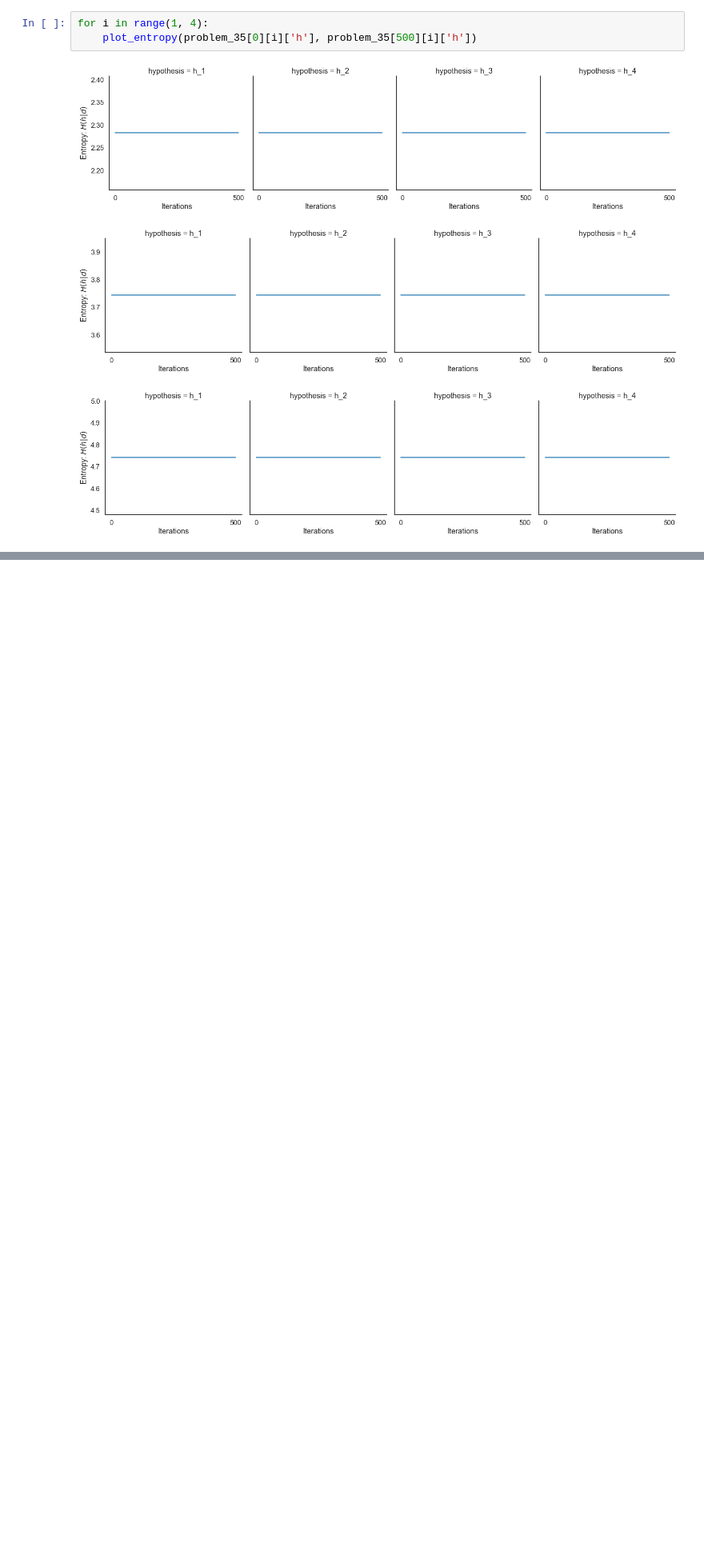
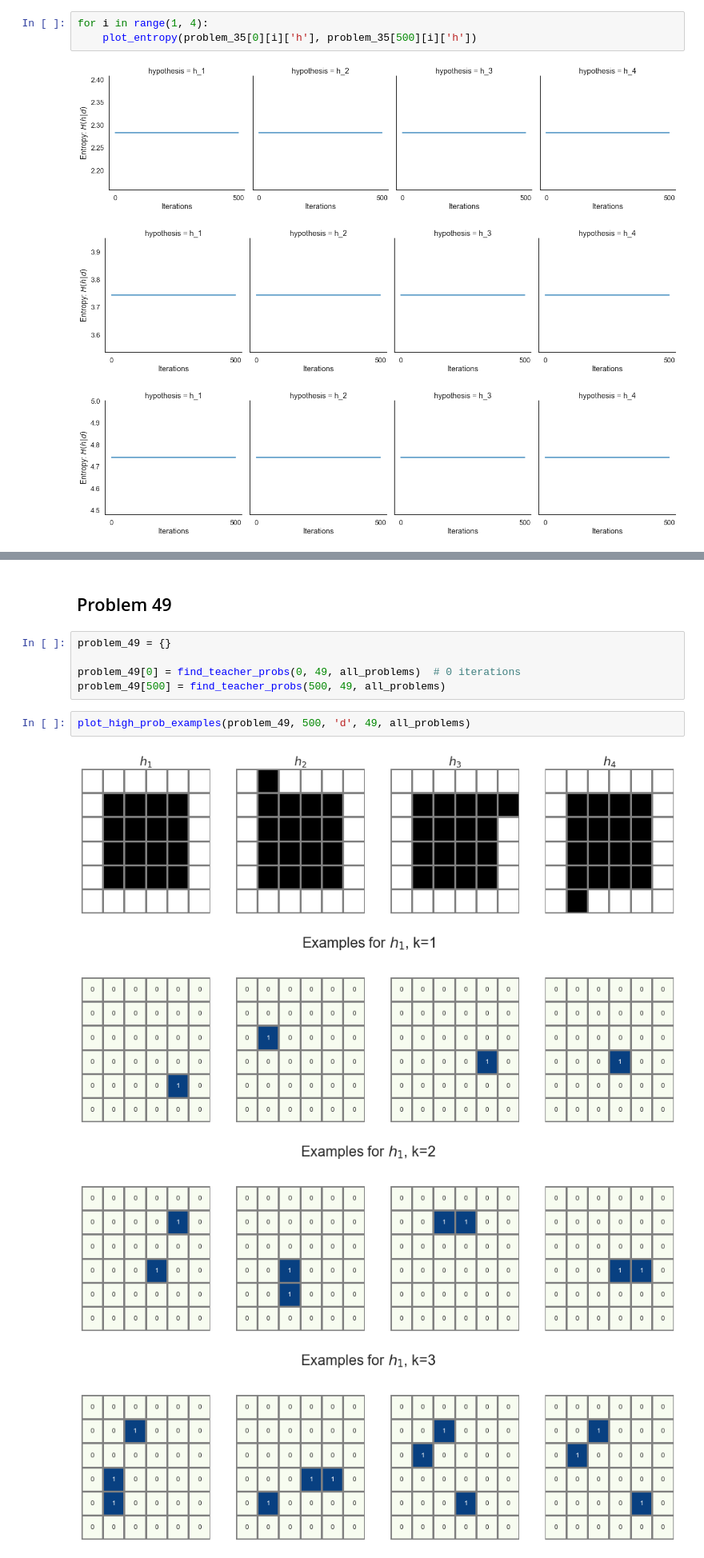
Before and after one commit to nataliavelez/teaching_models, a Jupyter notebook: pragmatic_vs_literal_plots.ipynb, the cells around one changed output, grey strips where cells are left out. Shown at 80% size. Saved outputs shown, nothing was run; the diff lists cells and outputs as text; blank space fills up the shorter version.

```diff
--- a/pragmatic_vs_literal_plots.ipynb
+++ b/pragmatic_vs_literal_plots.ipynb
@@ -481,0 +483,14 @@ for i in range(1, 4):
+# %% [markdown]
+## Problem 49
+# %%
+problem_49 = {}
+
+problem_49[0] = find_teacher_probs(0, 49, all_problems)  # 0 iterations
+problem_49[500] = find_teacher_probs(500, 49, all_problems)
+# %%
+plot_high_prob_examples(problem_49, 500, 'd', 49, all_problems)
+# %% [output]
+[figure, added]
+[figure, added]
+[figure, added]
+[figure, added]
```
Also changed, not shown: parts of 19 cells of this notebook, 1 other file.
